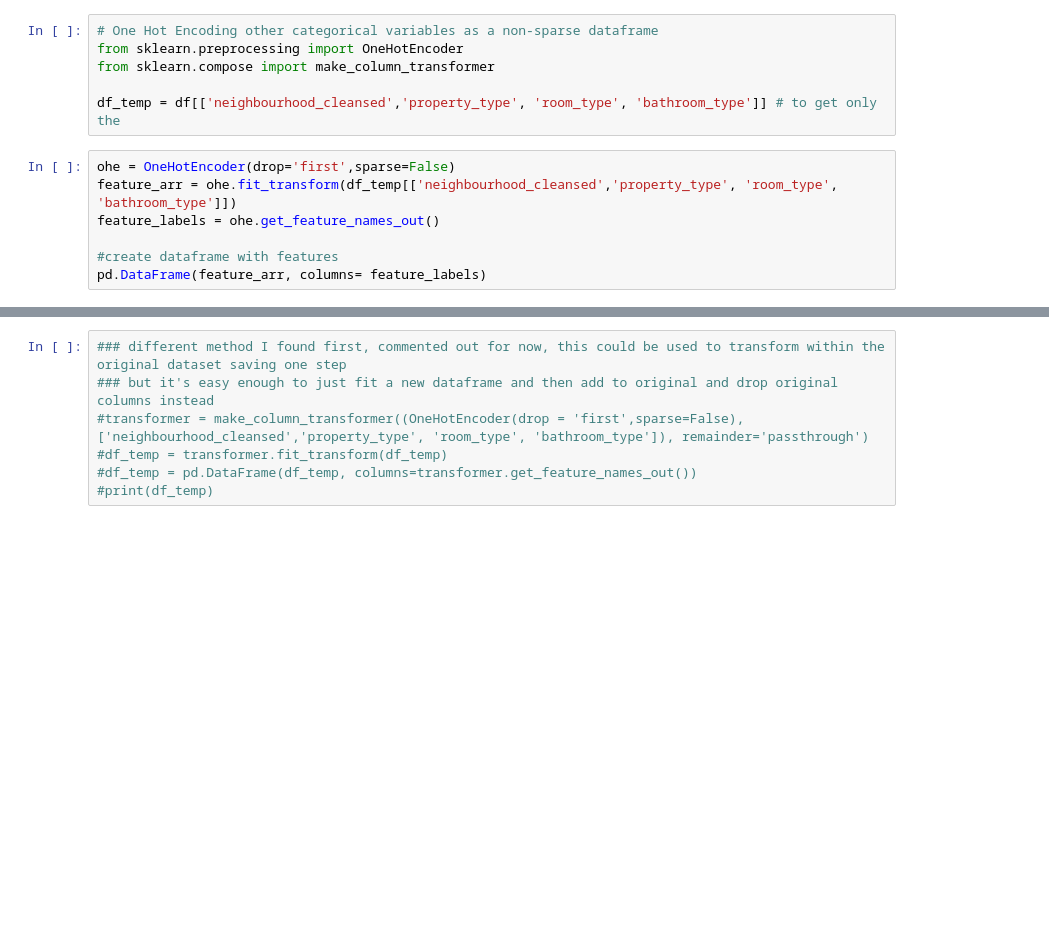
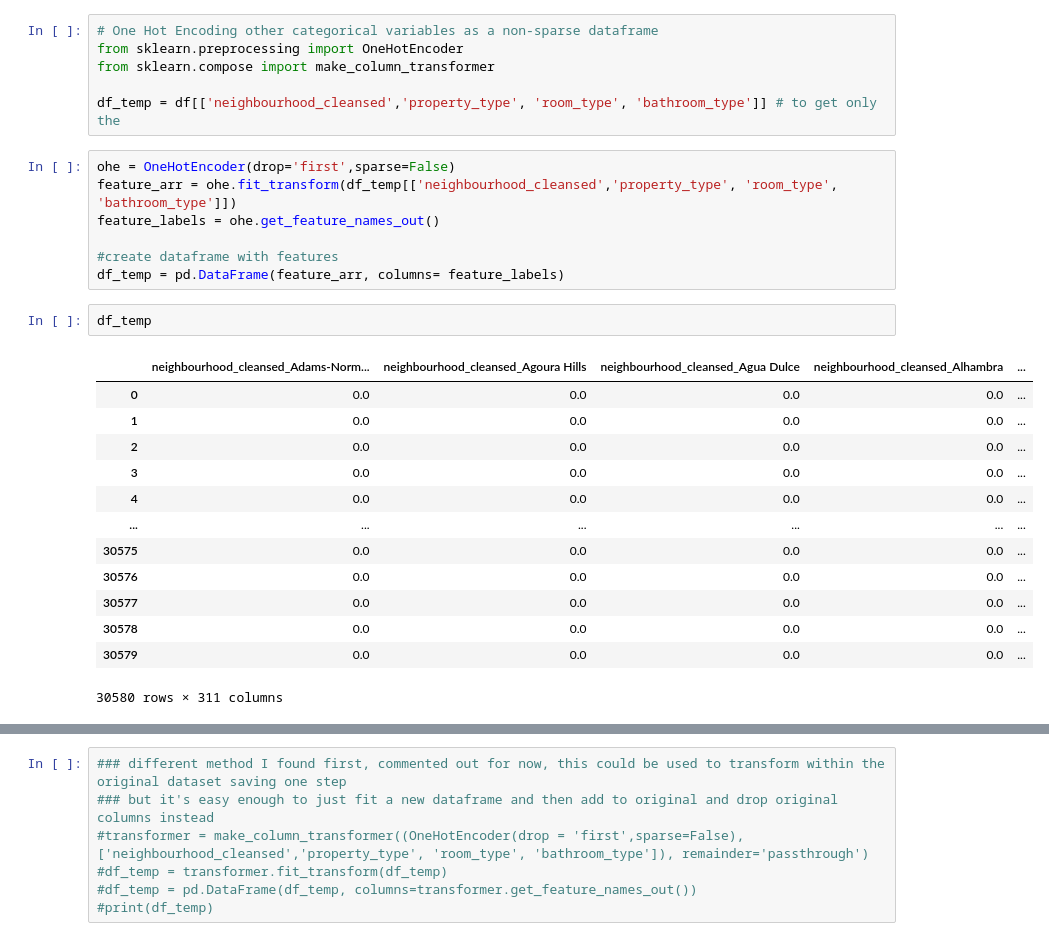
Before and after one commit to boneeyah/DS7331_Group, a Jupyter notebook: MiniLab1.ipynb, the cells around one changed output, grey strips where cells are left out. Drawn from its saved outputs; the diff is of its cells as text; blank space fills up the shorter version.

```diff
--- a/MiniLab1.ipynb
+++ b/MiniLab1.ipynb
@@ -117,4 +174,20 @@ feature_arr = ohe.fit_transform(df_temp[['neighbourhood_cleansed','property_type
 feature_labels = ohe.get_feature_names_out()
 
 #create dataframe with features
-pd.DataFrame(feature_arr, columns= feature_labels)
+df_temp = pd.DataFrame(feature_arr, columns= feature_labels)
+# %%
+df_temp
+# %% [output]
+|  | neighbourhood_cleansed_Adams-Norm... | neighbourhood_cleansed_Agoura Hills | neighbourhood_cleansed_Agua Dulce | neighbourhood_cleansed_Alhambra | ... |
+| 0 | 0.0 | 0.0 | 0.0 | 0.0 | ... |
+| 1 | 0.0 | 0.0 | 0.0 | 0.0 | ... |
+| 2 | 0.0 | 0.0 | 0.0 | 0.0 | ... |
+| 3 | 0.0 | 0.0 | 0.0 | 0.0 | ... |
+| 4 | 0.0 | 0.0 | 0.0 | 0.0 | ... |
+| ... | ... | ... | ... | ... | ... |
+| 30575 | 0.0 | 0.0 | 0.0 | 0.0 | ... |
+| 30576 | 0.0 | 0.0 | 0.0 | 0.0 | ... |
+| 30577 | 0.0 | 0.0 | 0.0 | 0.0 | ... |
+| 30578 | 0.0 | 0.0 | 0.0 | 0.0 | ... |
+| 30579 | 0.0 | 0.0 | 0.0 | 0.0 | ... |
+30580 rows × 311 columns
```
Also changed, not shown: parts of 6 cells of this notebook.
